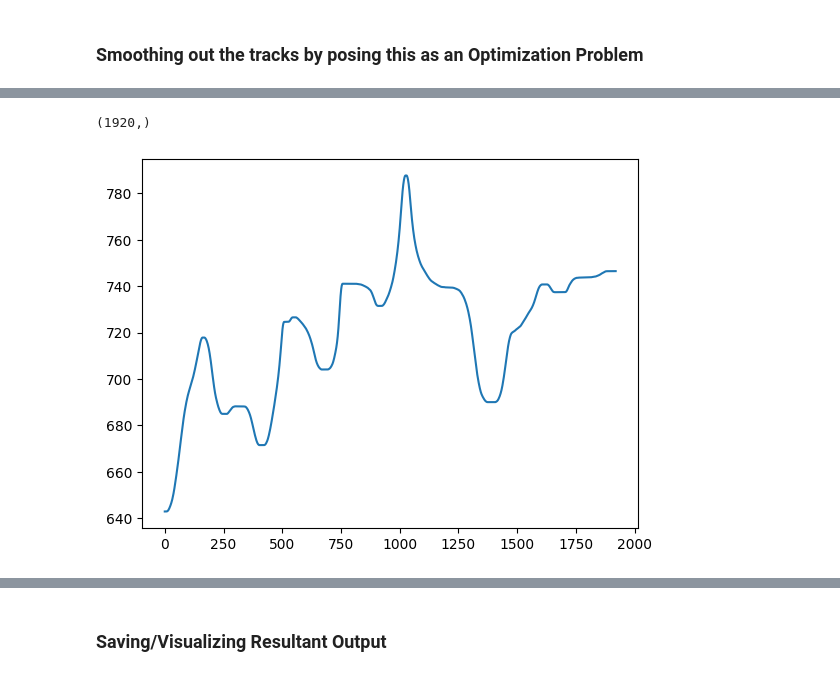
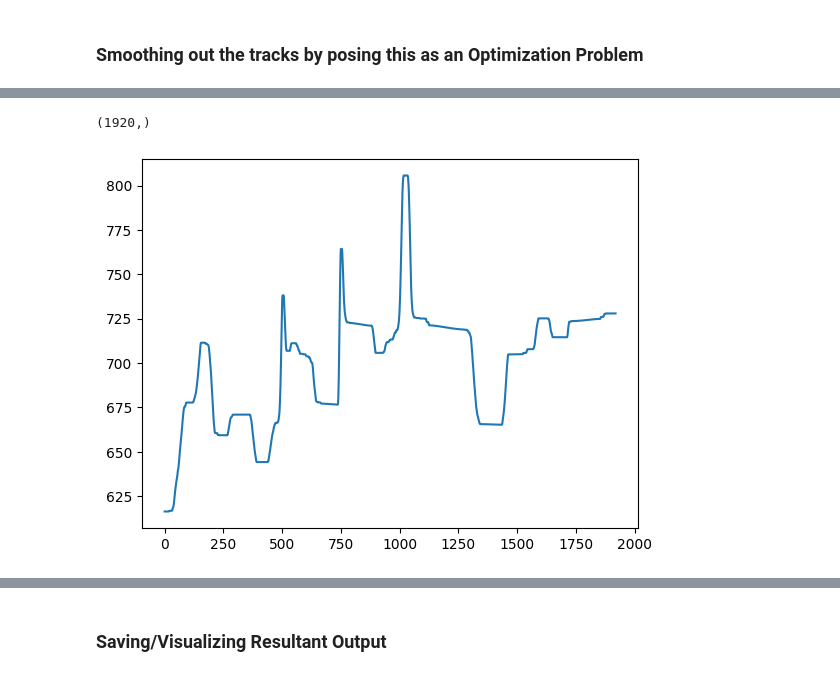
Before and after one commit to roja26/CVIT-Workshop, a Jupyter notebook: Day3/Session1/My_Copy_of_CV_Workshop_Optimisation_2_Day3_Session1.ipynb, the cells around one changed output, grey strips where cells are left out. Saved outputs shown, nothing was run; the diff lists cells and outputs as text; code cells hidden in the pictures.

```diff
--- a/Day3/Session1/My_Copy_of_CV_Workshop_Optimisation_2_Day3_Session1.ipynb
+++ b/Day3/Session1/My_Copy_of_CV_Workshop_Optimisation_2_Day3_Session1.ipynb
@@ -468,11 +511,11 @@ cx = r.value
 # %%
 r = cp.Variable(cy.shape)
-obj = cp.Minimize(1/2*cp.sum((cy-r)**2) + 100*cp.sum(cp.abs(r[1:] - r[:-1])) + 300*cp.sum(cp.abs(r[1:] - r[:-1])**2)) # only L1
+obj = cp.Minimize(1/2*cp.sum((cy-r)**2) + 100*cp.sum(cp.abs(r[1:] - r[:-1])) + 10*cp.sum(cp.abs(r[1:] - r[:-1])**2) + 10*cp.sum(cp.abs(r[2:] -2*r[1:-1] - r[:-2]))) # only L1
 prob = cp.Problem(obj, [])
 prob.solve()
 plt.plot(range(cy.shape[0]),r.value)
 print(r.value.shape)
 cy = r.value
 # %% [output]
 (1920,)
-[figure, old version]
+[figure, new version]
```
Also changed, not shown: parts of 20 cells of this notebook.
